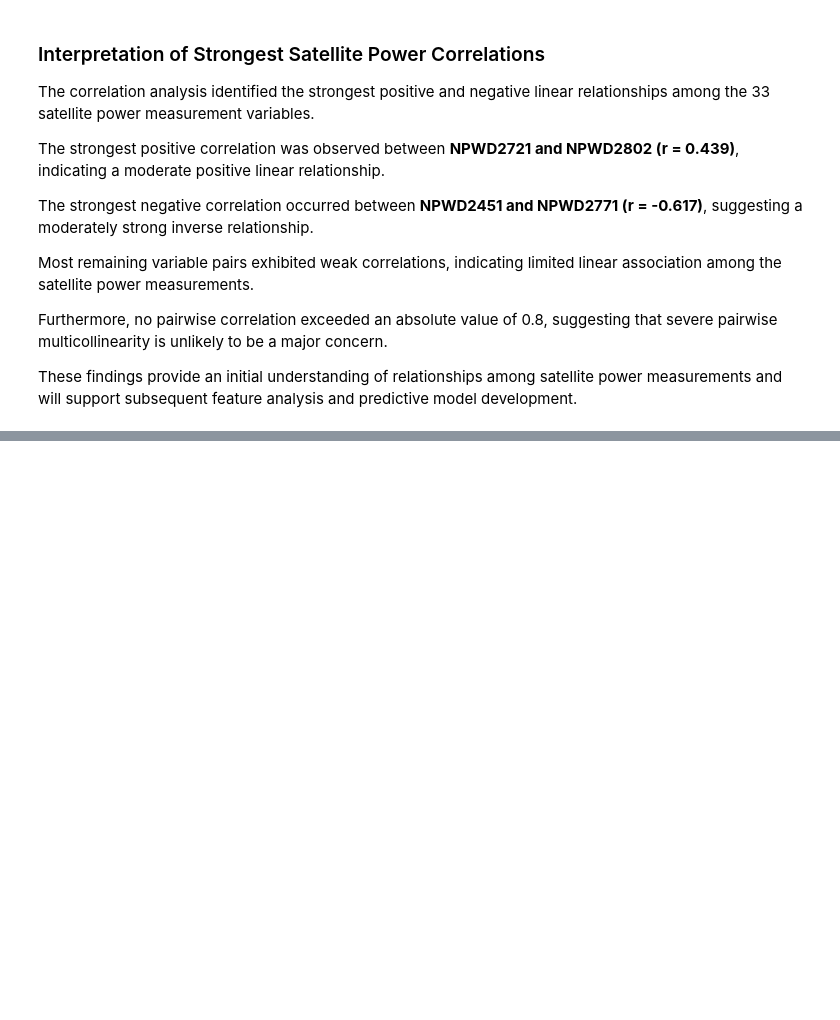
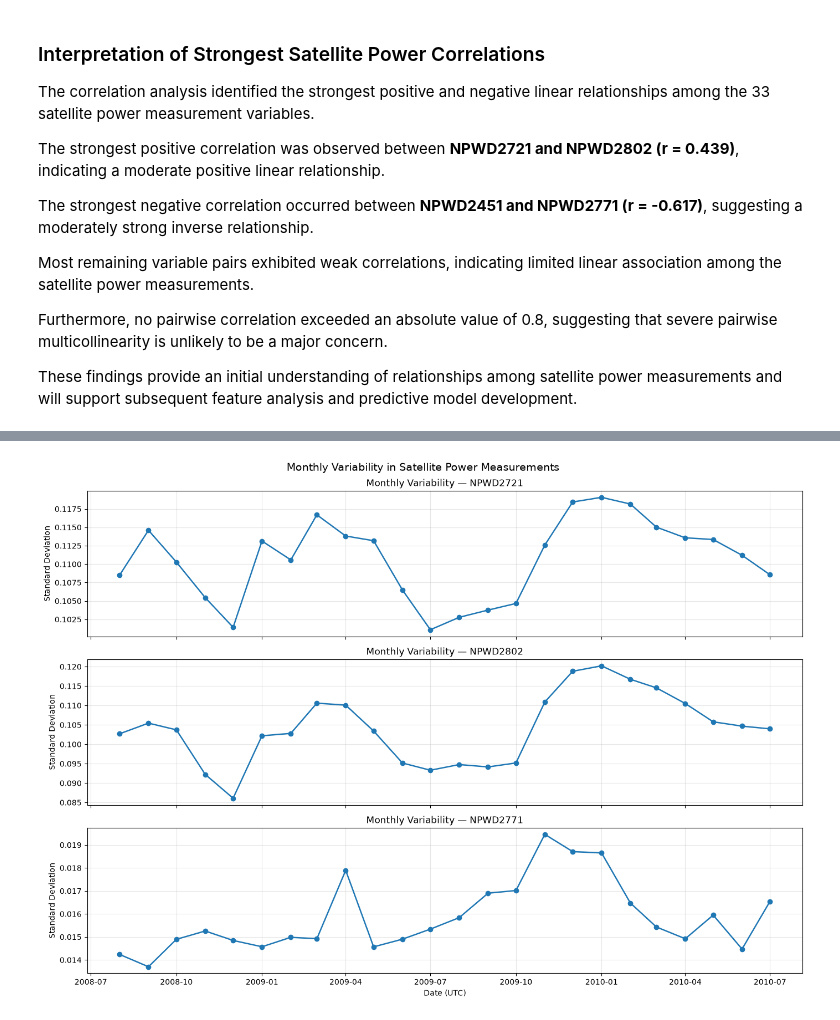
Before and after one commit to damisar/Dream-in-Orbit-an-AI-that-simulates-a-satellite, a Jupyter notebook: 01_Satellite_Data_Exploration.ipynb, the cells around one changed output, grey strips where cells are left out. Saved outputs shown, nothing was run; the diff lists cells and outputs as text; code cells hidden in the pictures; blank space fills up the shorter version.

```diff
--- a/01_Satellite_Data_Exploration.ipynb
+++ b/01_Satellite_Data_Exploration.ipynb
@@ -962,0 +1121,48 @@ These findings provide an initial understanding of relationships among satellite
+# %%
+
+# Section 1.15.4 — Monthly Variability Analysis
+
+# Reuse the existing satellite power dataset
+selected_variables = ["NPWD2721", "NPWD2802", "NPWD2771"]
+
+# Convert existing timestamps to UTC datetime
+power_dates = pd.to_datetime(
+    df_power["ut_ms"], unit="ms", utc=True
+)
+
+# Calculate monthly standard deviation
+monthly_variability = (
+    df_power[selected_variables]
+    .set_axis(power_dates)
+    .resample("MS")
+    .std()
+)
+
+# Visualize monthly variability
+fig, axes = plt.subplots(
+    3, 1, figsize=(14, 10), sharex=True
+)
+
+for ax, variable in zip(axes, selected_variables):
+    ax.plot(
+        monthly_variability.index,
+        monthly_variability[variable],
+        marker="o",
+        linewidth=1.8
+    )
+
+    ax.set_title(f"Monthly Variability — {variable}")
+    ax.set_ylabel("Standard Deviation")
+    ax.grid(True, alpha=0.3)
+
+axes[-1].set_xlabel("Date (UTC)")
+
+fig.suptitle(
+    "Monthly Variability in Satellite Power Measurements",
+    fontsize=14
+)
+
+plt.tight_layout()
+plt.show()
+# %% [output]
+[figure, added]
```
Also changed, not shown: parts of 8 cells of this notebook.
